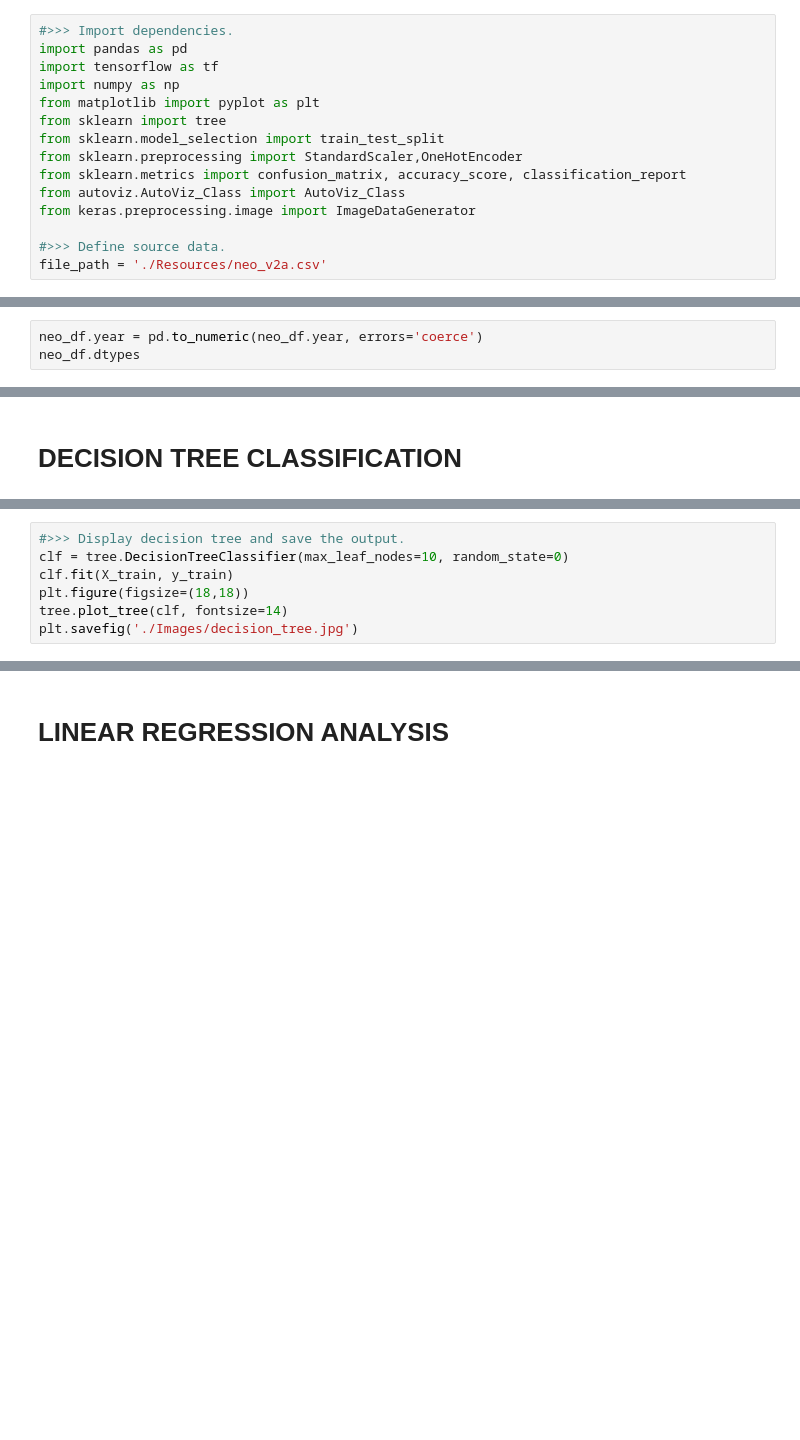
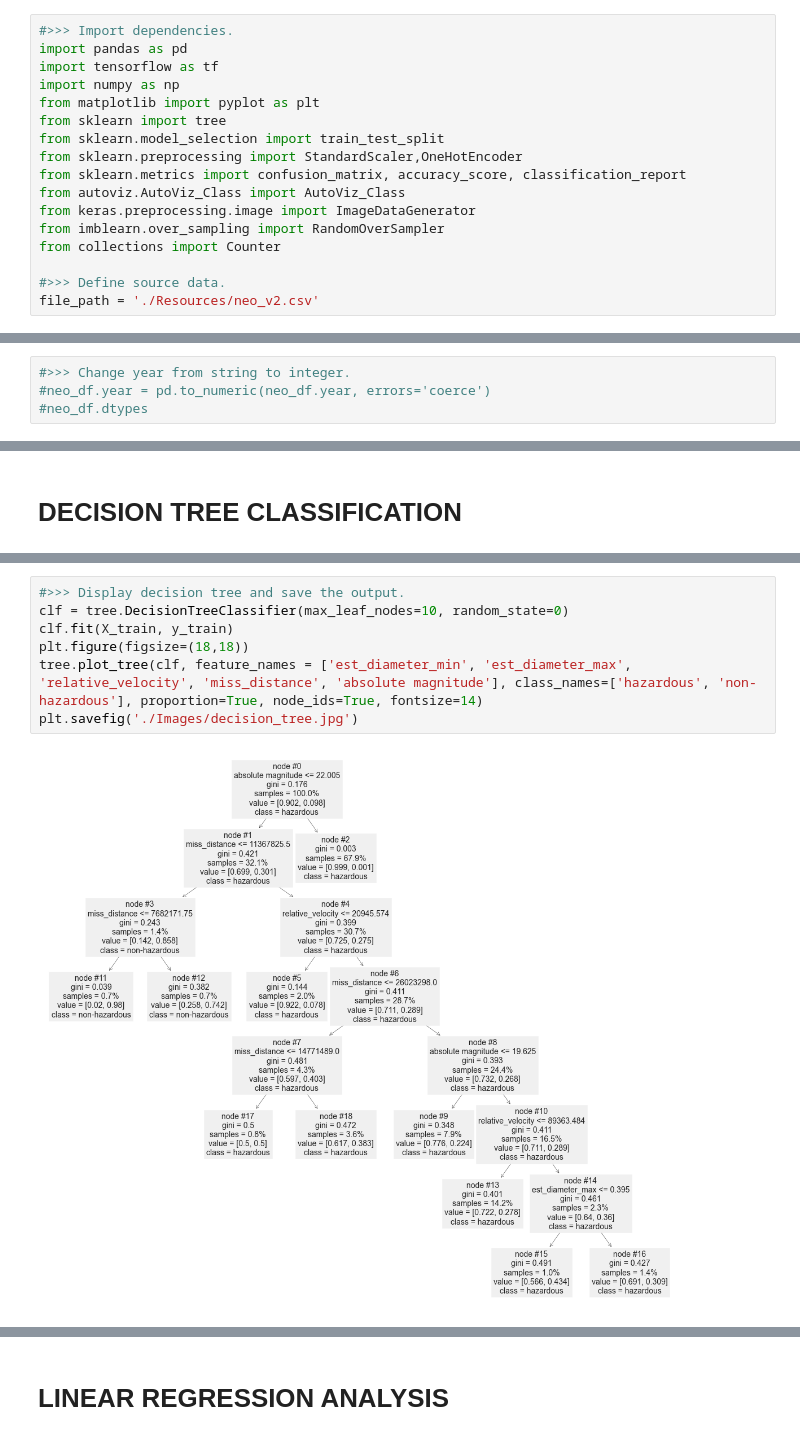
Before and after one commit to mhhussain24/AsteroidProject, a Jupyter notebook: NEO_Analysis.ipynb, the cells around one changed output, grey strips where cells are left out. Saved outputs shown, nothing was run; the diff lists cells and outputs as text; blank space fills up the shorter version.

```diff
--- a/NEO_Analysis.ipynb
+++ b/NEO_Analysis.ipynb
@@ -35,9 +35,11 @@ from sklearn.preprocessing import StandardScaler,OneHotEncoder
 from sklearn.metrics import confusion_matrix, accuracy_score, classification_report
 from autoviz.AutoViz_Class import AutoViz_Class
 from keras.preprocessing.image import ImageDataGenerator
+from imblearn.over_sampling import RandomOverSampler
+from collections import Counter
 
 #>>> Define source data.
-file_path = './Resources/neo_v2a.csv'
+file_path = './Resources/neo_v2.csv'
 # %% [markdown]
 # PREPROCESS THE DATASET.
 # %%
@@ -55,6 +93,7 @@ neo_df.dtypes
 # %%
-neo_df.year = pd.to_numeric(neo_df.year, errors='coerce')
-neo_df.dtypes
+#>>> Change year from string to integer.
+#neo_df.year = pd.to_numeric(neo_df.year, errors='coerce')
+#neo_df.dtypes
 # %%
 #>>> Determine the number of unique values in each column.
 neo_df.nunique()
@@ -149,9 +274,11 @@ cm_df
 # %%
 #>>> Display decision tree and save the output.
 clf = tree.DecisionTreeClassifier(max_leaf_nodes=10, random_state=0)
 clf.fit(X_train, y_train)
 plt.figure(figsize=(18,18))
-tree.plot_tree(clf, fontsize=14)
+tree.plot_tree(clf, feature_names = ['est_diameter_min', 'est_diameter_max', 'relative_velocity', 'miss_distance', 'absolute magnitude'], class_names=['hazardous', 'non-hazardous'], proportion=True, node_ids=True, fontsize=14)
 plt.savefig('./Images/decision_tree.jpg')
+# %% [output]
+[figure, added]
 # %%
 #>>> Calculate the accuracy score.
```
Also changed, not shown: parts of 19 cells of this notebook, 6 other files.
